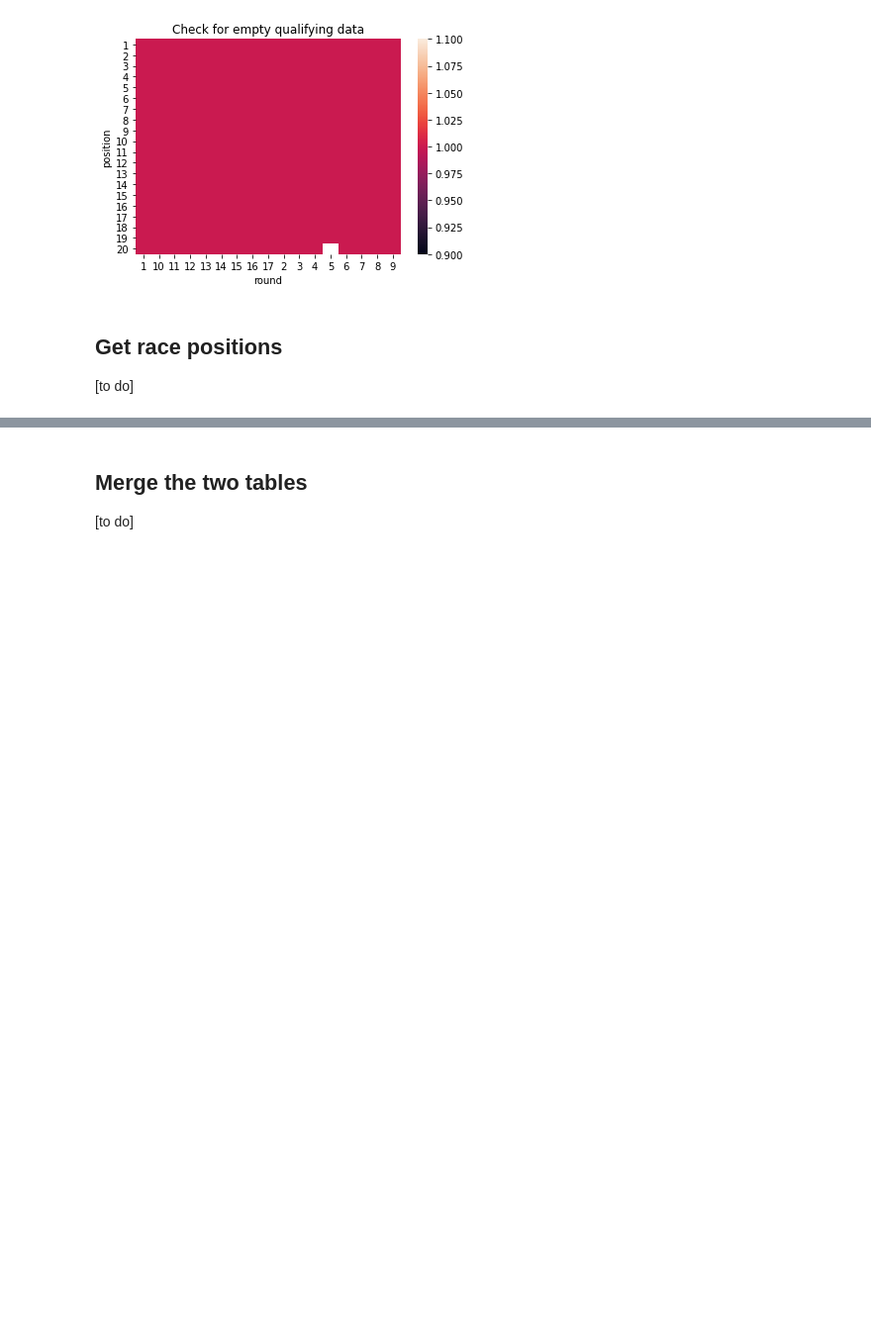
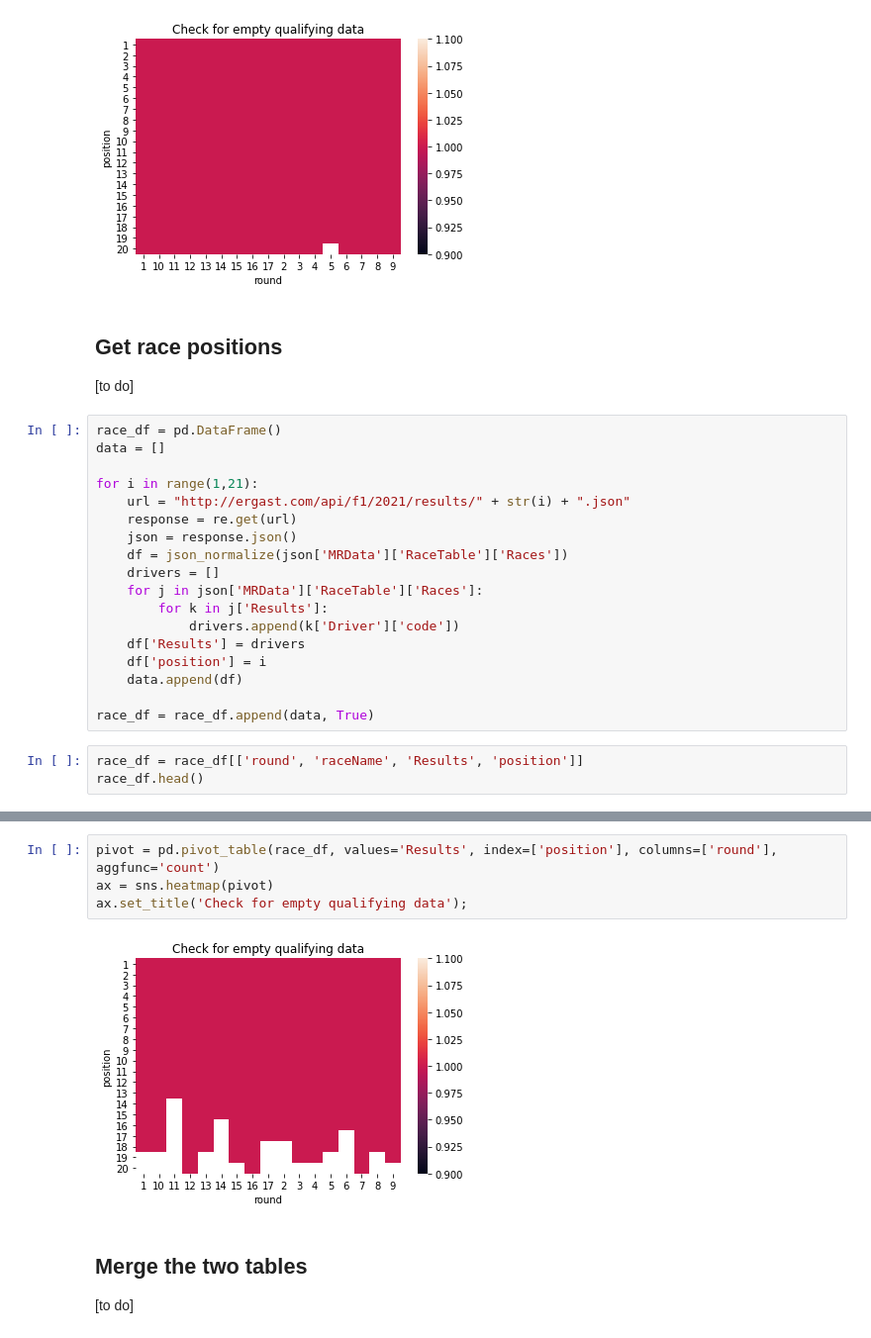
Before and after one commit to brianmulyadi/quali-race-comparison, a Jupyter notebook: quali-race.ipynb, the cells around one changed output, grey strips where cells are left out. Shown at 99% size. Cells and saved outputs as stored; diff of their text form; blank space fills up the shorter version.

Commit message:
update function to get race positions

```diff
--- a/quali-race.ipynb
+++ b/quali-race.ipynb
@@ -47,3 +47,24 @@ ax.set_title('Check for empty qualifying data');
 # %% [markdown]
 ## Get race positions
 [to do]
+# %%
+race_df = pd.DataFrame()
+data = []
+
+for i in range(1,21):
+    url = "http://ergast.com/api/f1/2021/results/" + str(i) + ".json"
+    response = re.get(url)
+    json = response.json()
+    df = json_normalize(json['MRData']['RaceTable']['Races'])
+    drivers = []
+    for j in json['MRData']['RaceTable']['Races']:
+        for k in j['Results']:
+            drivers.append(k['Driver']['code'])
+    df['Results'] = drivers
+    df['position'] = i
+    data.append(df)
+
+race_df = race_df.append(data, True)
+# %%
+race_df = race_df[['round', 'raceName', 'Results', 'position']]
+race_df.head()
@@ -50,3 +78,9 @@ ax.set_title('Check for empty qualifying data');
+# %%
+pivot = pd.pivot_table(race_df, values='Results', index=['position'], columns=['round'], aggfunc='count')
+ax = sns.heatmap(pivot)
+ax.set_title('Check for empty qualifying data');
+# %% [output]
+[figure, added]
 # %% [markdown]
 ## Merge the two tables
 [to do]
```
Also changed, not shown: parts of 1 cell of this notebook.
